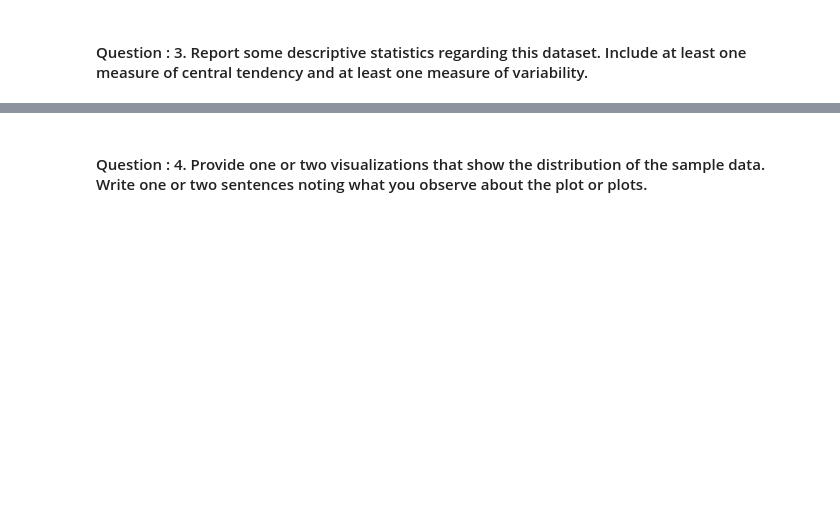
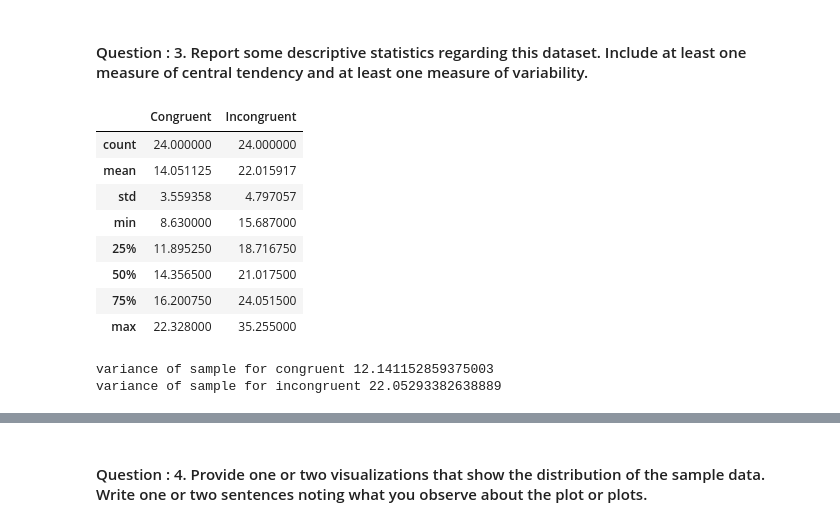
Before and after one commit to antra0497/Udacity-Test-a-Perceptual-Phenomenon-Stroop-Effect-, a Jupyter notebook: Test a Perceptual Phenomenon Stroop Effect.ipynb, the cells around one changed output, grey strips where cells are left out. Saved outputs shown, nothing was run; the diff lists cells and outputs as text; code cells hidden in the pictures; blank space fills up the shorter version.

```diff
--- a/Test a Perceptual Phenomenon Stroop Effect.ipynb
+++ b/Test a Perceptual Phenomenon Stroop Effect.ipynb
@@ -13,2 +68,25 @@ In a Stroop task, participants are presented with a list of words, with each wor
 # %% [markdown]
 #### Question : 3. Report some descriptive statistics regarding this dataset. Include at least one measure of central tendency and at least one measure of variability.
+# %%
+# Describe shows a quick statistic summary of provided dataset
+data_set.describe()
+# %% [output]
+|  | Congruent | Incongruent |
+| count | 24.000000 | 24.000000 |
+| mean | 14.051125 | 22.015917 |
+| std | 3.559358 | 4.797057 |
+| min | 8.630000 | 15.687000 |
+| 25% | 11.895250 | 18.716750 |
+| 50% | 14.356500 | 21.017500 |
+| 75% | 16.200750 | 24.051500 |
+| max | 22.328000 | 35.255000 |
+# %%
+import numpy as np
+cw= [data_set['Congruent']]
+print ("variance of sample for congruent", np.var(cw))
+
+iw= [data_set['Incongruent']]
+print ("variance of sample for incongruent", np.var(iw))
+# %% [output]
+variance of sample for congruent 12.141152859375003
+variance of sample for incongruent 22.05293382638889
```
Also changed, not shown: parts of 12 cells of this notebook.
